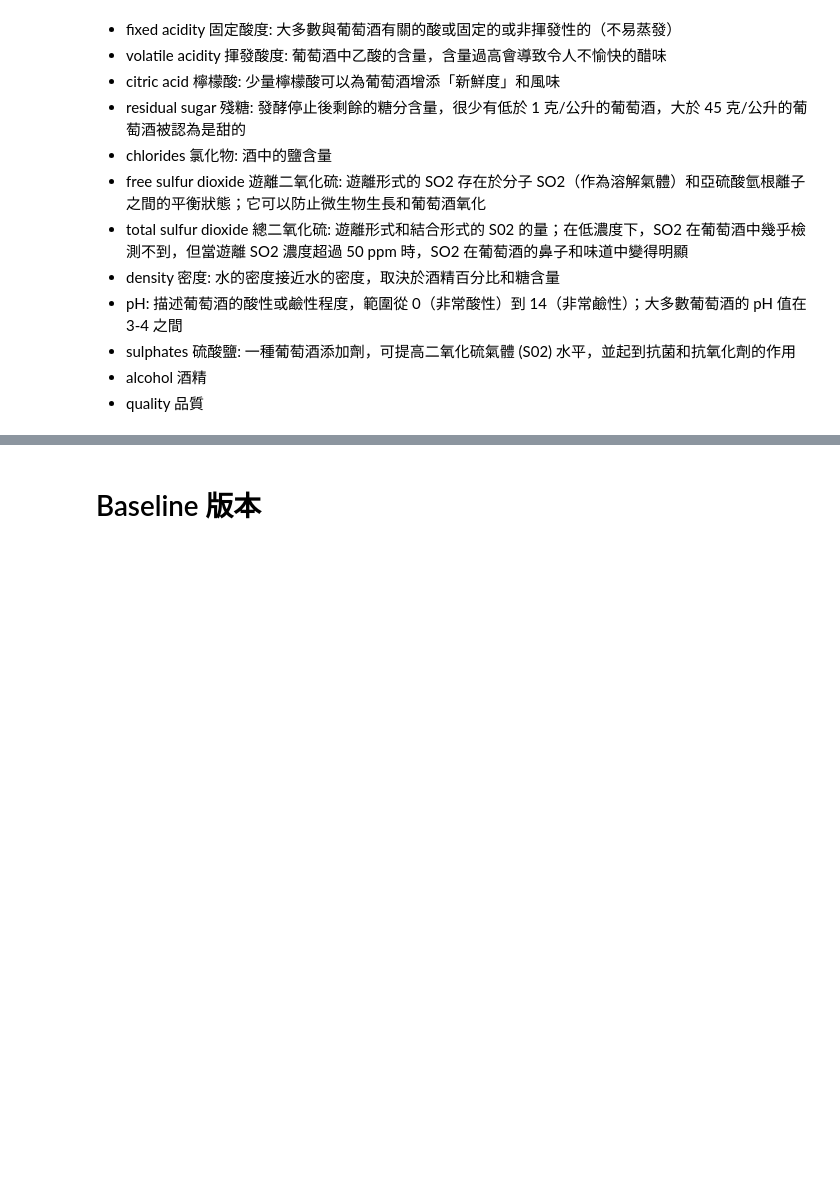
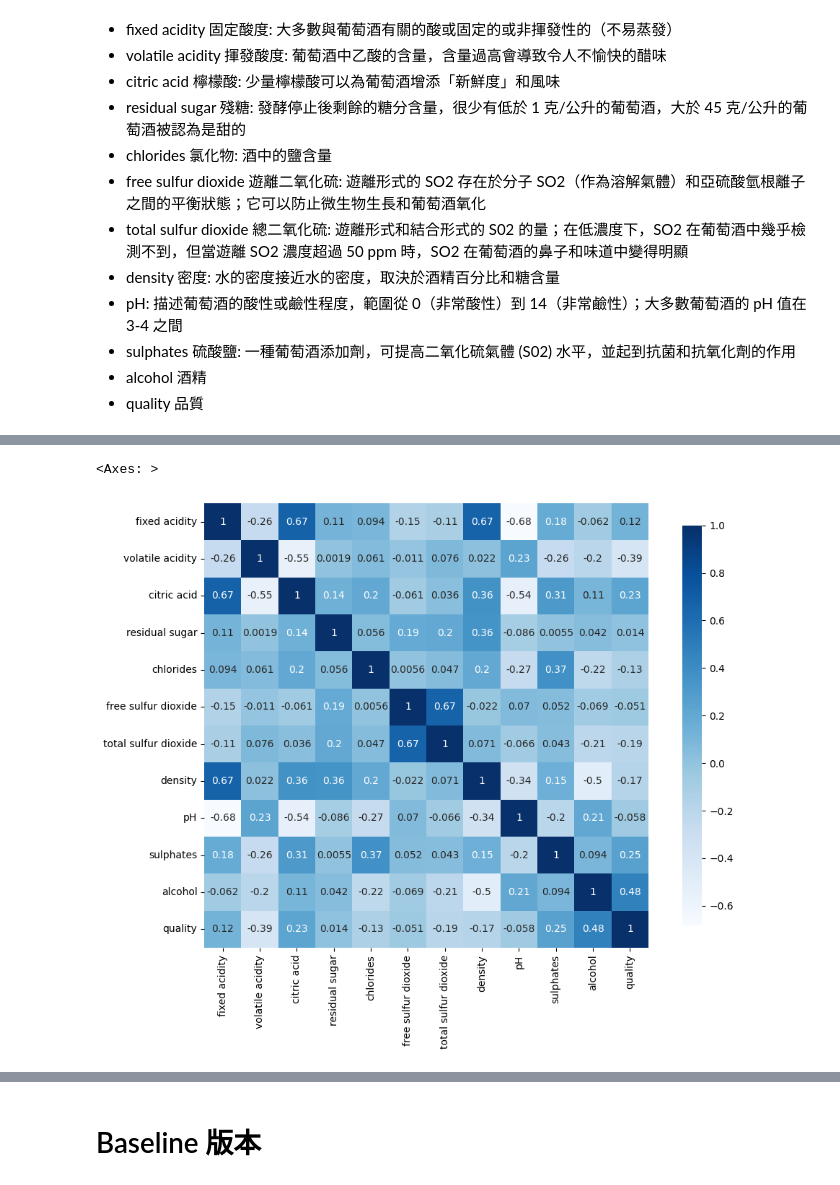
Before and after one commit to mavischi/Prediction-of-quality-of-Wine, a Jupyter notebook: Project_02_Red_Wine_Quality.ipynb, the cells around one changed output, grey strips where cells are left out. Saved outputs shown, nothing was run; the diff lists cells and outputs as text; code cells hidden in the pictures; blank space fills up the shorter version.

```diff
--- a/Project_02_Red_Wine_Quality.ipynb
+++ b/Project_02_Red_Wine_Quality.ipynb
@@ -86,0 +115,13 @@ plt.show()
+# %%
+corr = df.corr()
+sns.heatmap(
+    corr,
+    cmap='Blues',
+    square=True,
+    annot=True,
+    ax = plt.subplots(figsize=(12, 8))[1],
+    cbar_kws={ 'shrink' : .9 },
+)
+# %% [output]
+<Axes: >
+[figure, added]
```
Also changed, not shown: parts of 37 cells of this notebook.
